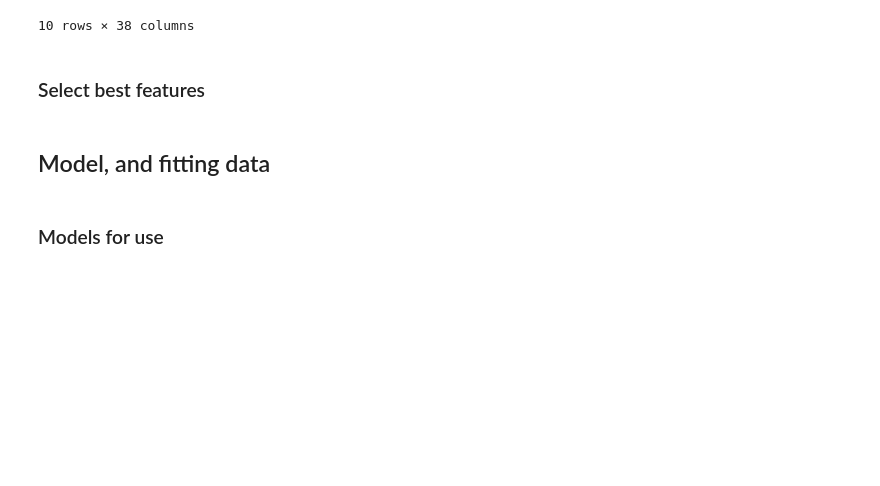
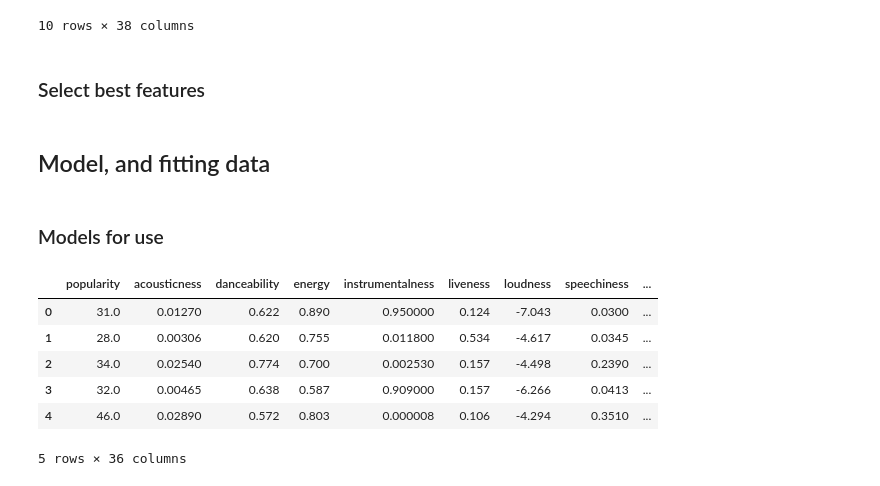
Before and after one commit to ssungan/music_ml, a Jupyter notebook: udita/recommendation_of_music.ipynb, the cells around one changed output. Cells and saved outputs as stored; diff of their text form; code cells hidden in the pictures; blank space fills up the shorter version.

```diff
--- a/udita/recommendation_of_music.ipynb
+++ b/udita/recommendation_of_music.ipynb
@@ -748,3 +749,19 @@ model_map = {
+# %%
+# copy the processed data for before feature selection and test train split
+transformed_df = processed_df.copy()
+
+# drop artist name and track name
+transformed_df.drop(columns=['artist_name', 'track_name'], inplace=True)
+
+transformed_df.head()
+# %% [output]
+|  | popularity | acousticness | danceability | energy | instrumentalness | liveness | loudness | speechiness | ... |
+| 0 | 31.0 | 0.01270 | 0.622 | 0.890 | 0.950000 | 0.124 | -7.043 | 0.0300 | ... |
+| 1 | 28.0 | 0.00306 | 0.620 | 0.755 | 0.011800 | 0.534 | -4.617 | 0.0345 | ... |
+| 2 | 34.0 | 0.02540 | 0.774 | 0.700 | 0.002530 | 0.157 | -4.498 | 0.2390 | ... |
+| 3 | 32.0 | 0.00465 | 0.638 | 0.587 | 0.909000 | 0.157 | -6.266 | 0.0413 | ... |
+| 4 | 46.0 | 0.02890 | 0.572 | 0.803 | 0.000008 | 0.106 | -4.294 | 0.3510 | ... |
+5 rows × 36 columns
 # %%
 # split the dataset in 80% train, 20% test
 # following the naming convention for data for model
```
Also changed, not shown: parts of 8 cells of this notebook.
